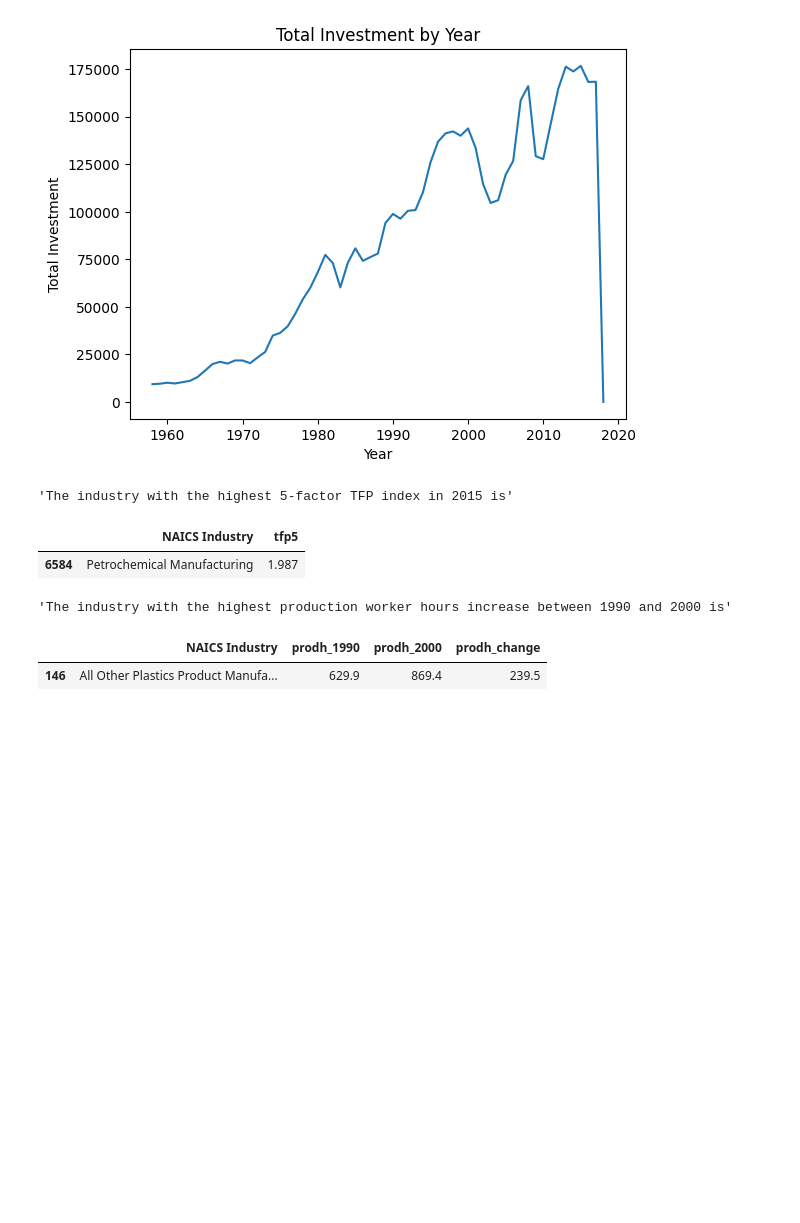
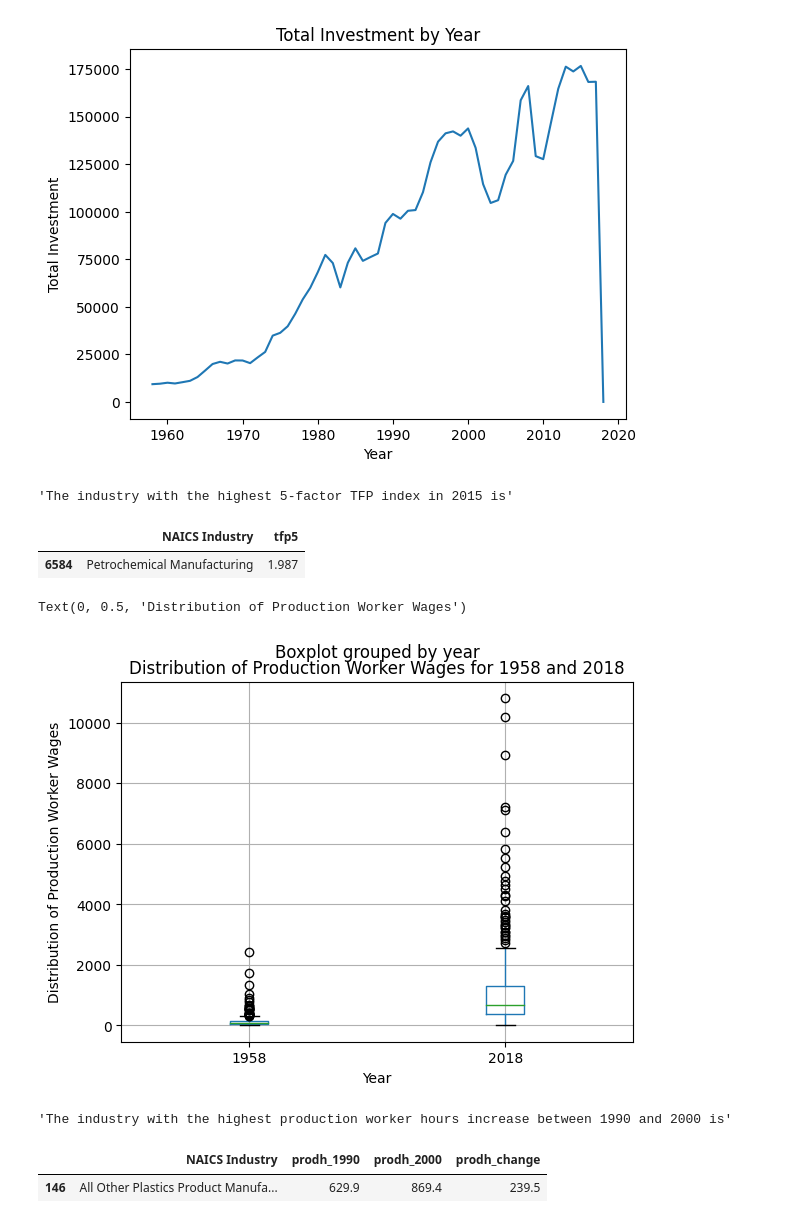
Before and after one commit to DanielKim0208/Data_driven, a Jupyter notebook: midterm/midterm.ipynb, the cells around one changed output. Cells and saved outputs as stored; diff of their text form; code cells hidden in the pictures; blank space fills up the shorter version.

```diff
--- a/midterm/midterm.ipynb
+++ b/midterm/midterm.ipynb
@@ -211,3 +209,14 @@ display("The industry with the highest 5-factor TFP index in 2015 is",
+# %%
+#Question 2.6
+import matplotlib.pyplot as plt
+dfbox = df[(df['year'] == 1958) | (df['year'] == 2018)][['year', 'prodw']]
+dfbox.boxplot(column='prodw', by='year')
+plt.title('Distribution of Production Worker Wages for 1958 and 2018')
+plt.xlabel('Year')
+plt.ylabel('Distribution of Production Worker Wages')
+# %% [output]
+Text(0, 0.5, 'Distribution of Production Worker Wages')
+[figure, added]
 # %%
 #Question 2.7
 df1990 = df[df['year'] == 1990][['NAICS Industry', 'prodh']]
```
Also changed, not shown: parts of 4 cells of this notebook.
